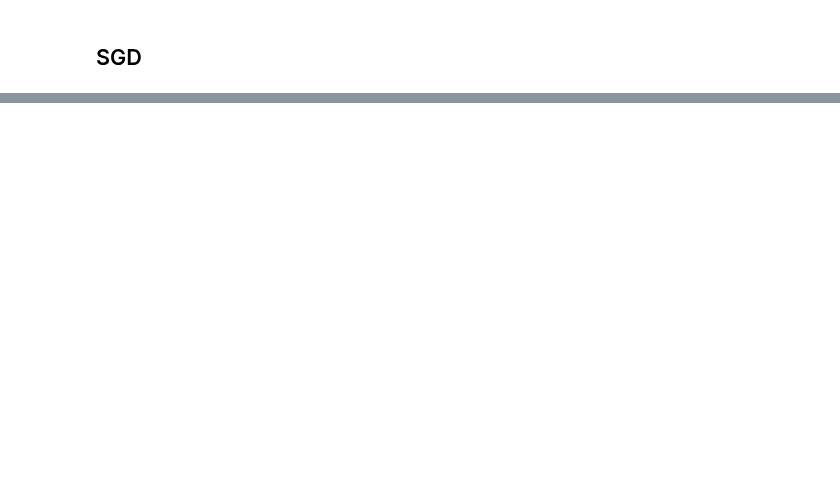
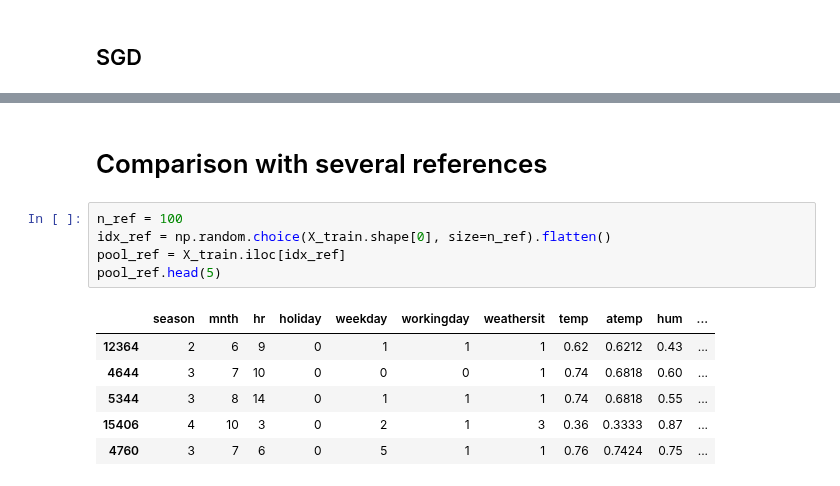
Before and after one commit to ThalesGroup/shapkit, a Jupyter notebook: tutorials/regression.ipynb, the cells around one changed output, grey strips where cells are left out. Saved outputs shown, nothing was run; the diff lists cells and outputs as text; blank space fills up the shorter version.

```diff
--- a/tutorials/regression.ipynb
+++ b/tutorials/regression.ipynb
@@ -200 +205,15 @@ registered    307.004248
 dtype: float64
+# %% [markdown]
+# Comparison with several references
+# %%
+n_ref = 100
+idx_ref = np.random.choice(X_train.shape[0], size=n_ref).flatten()
+pool_ref = X_train.iloc[idx_ref]
+pool_ref.head(5)
+# %% [output]
+|  | season | mnth | hr | holiday | weekday | workingday | weathersit | temp | atemp | hum | ... |
+| 12364 | 2 | 6 | 9 | 0 | 1 | 1 | 1 | 0.62 | 0.6212 | 0.43 | ... |
+| 4644 | 3 | 7 | 10 | 0 | 0 | 0 | 1 | 0.74 | 0.6818 | 0.60 | ... |
+| 5344 | 3 | 8 | 14 | 0 | 1 | 1 | 1 | 0.74 | 0.6818 | 0.55 | ... |
+| 15406 | 4 | 10 | 3 | 0 | 2 | 1 | 3 | 0.36 | 0.3333 | 0.87 | ... |
+| 4760 | 3 | 7 | 6 | 0 | 5 | 1 | 1 | 0.76 | 0.7424 | 0.75 | ... |
```
Also changed, not shown: parts of 11 cells of this notebook, 21 other files.
